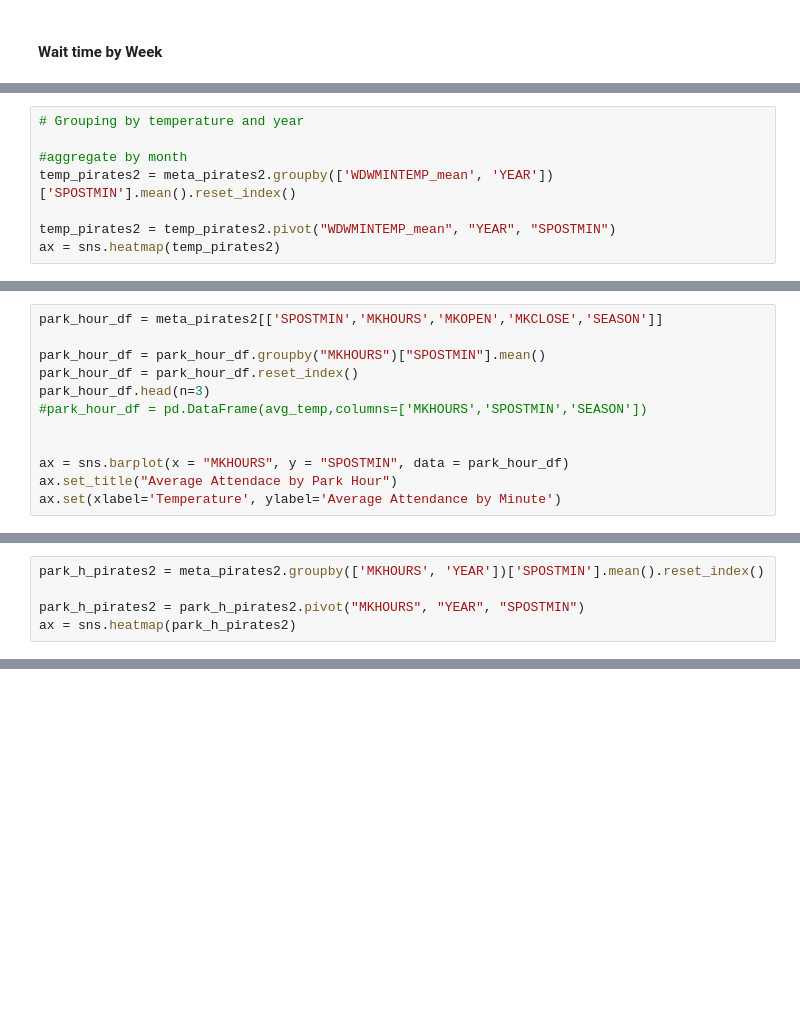
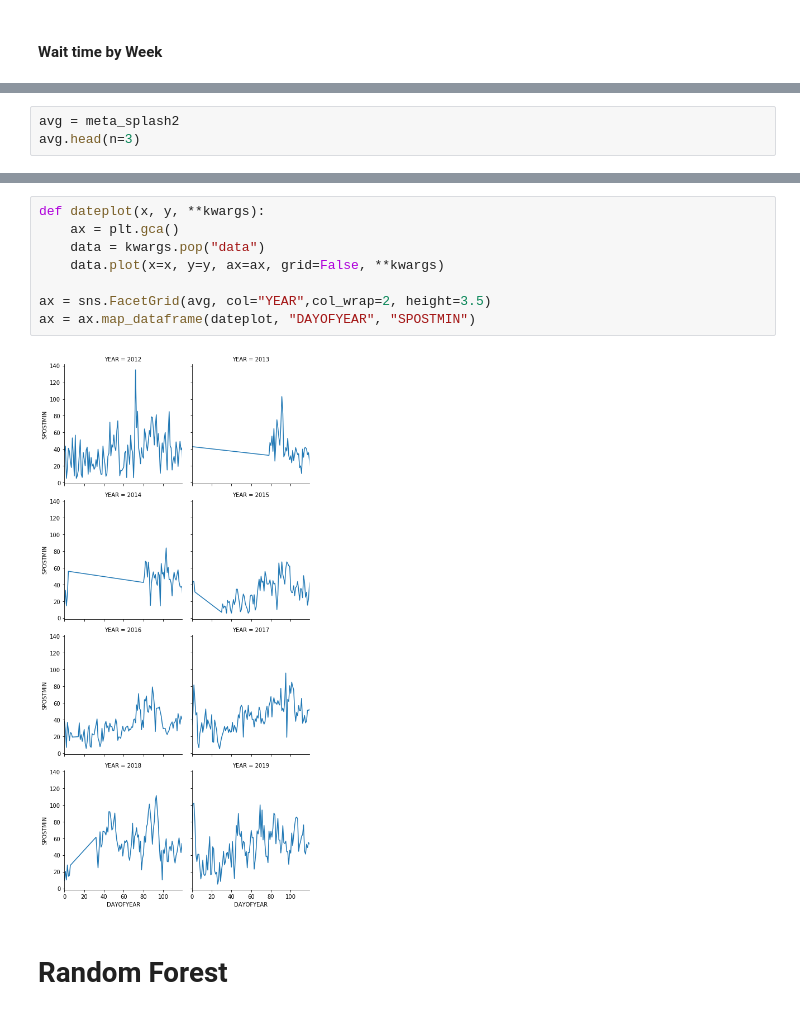
Before and after one commit to daviding11/Splash-Mountain-Wait-Time-Analysis, a Jupyter notebook: Data_Visualization_daviding.ipynb, the cells around one changed output, grey strips where cells are left out. Drawn from its saved outputs; the diff is of its cells as text; blank space fills up the shorter version.

```diff
--- a/Data_Visualization_daviding.ipynb
+++ b/Data_Visualization_daviding.ipynb
@@ -365,8 +170,0 @@ ax.set(xlabel='Temperature', ylabel='Average Attendance by Minute')
-# %%
-# Grouping by temperature and year
-
-#aggregate by month
-temp_pirates2 = meta_pirates2.groupby(['WDWMINTEMP_mean', 'YEAR'])['SPOSTMIN'].mean().reset_index()
-
-temp_pirates2 = temp_pirates2.pivot("WDWMINTEMP_mean", "YEAR", "SPOSTMIN")
-ax = sns.heatmap(temp_pirates2)
@@ -377,12 +170,0 @@ ax = sns.heatmap(temp_pirates2)
-# %%
-park_hour_df = meta_pirates2[['SPOSTMIN','MKHOURS','MKOPEN','MKCLOSE','SEASON']]
-
-park_hour_df = park_hour_df.groupby("MKHOURS")["SPOSTMIN"].mean()
-park_hour_df = park_hour_df.reset_index()
-park_hour_df.head(n=3)
-#park_hour_df = pd.DataFrame(avg_temp,columns=['MKHOURS','SPOSTMIN','SEASON'])
-
-
-ax = sns.barplot(x = "MKHOURS", y = "SPOSTMIN", data = park_hour_df)
-ax.set_title("Average Attendace by Park Hour")
-ax.set(xlabel='Temperature', ylabel='Average Attendance by Minute')
@@ -392,5 +170,0 @@ ax.set(xlabel='Temperature', ylabel='Average Attendance by Minute')
-# %%
-park_h_pirates2 = meta_pirates2.groupby(['MKHOURS', 'YEAR'])['SPOSTMIN'].mean().reset_index()
-
-park_h_pirates2 = park_h_pirates2.pivot("MKHOURS", "YEAR", "SPOSTMIN")
-ax = sns.heatmap(park_h_pirates2)
@@ -398,0 +173,3 @@ ax = sns.heatmap(park_h_pirates2)
+# %%
+avg = meta_splash2
+avg.head(n=3)
@@ -398,0 +182,12 @@ ax = sns.heatmap(park_h_pirates2)
+# %%
+def dateplot(x, y, **kwargs):
+    ax = plt.gca()
+    data = kwargs.pop("data")
+    data.plot(x=x, y=y, ax=ax, grid=False, **kwargs)
+
+ax = sns.FacetGrid(avg, col="YEAR",col_wrap=2, height=3.5)
+ax = ax.map_dataframe(dateplot, "DAYOFYEAR", "SPOSTMIN")
+# %% [output]
+[figure, added]
+# %% [markdown]
+# Random Forest
```
Also changed, not shown: parts of 54 cells of this notebook, 1 other file.
